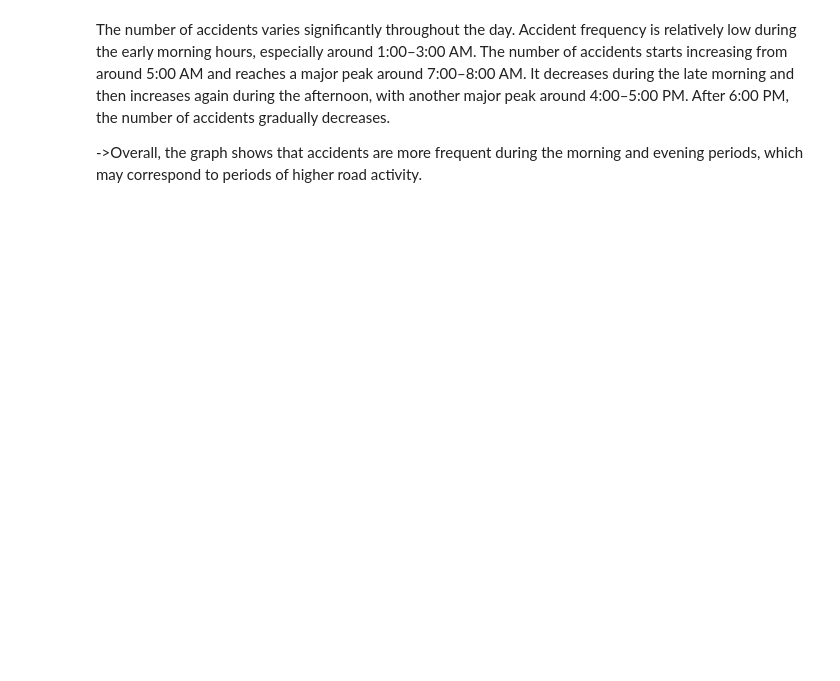
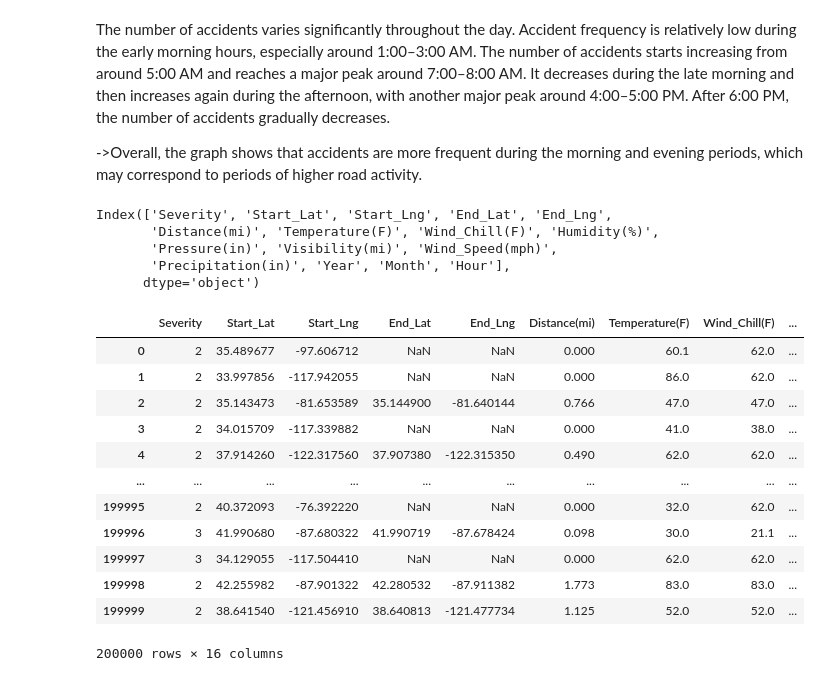
Before and after one commit to Aditya127812/P.C.A_Task, a Jupyter notebook: Task_3.ipynb, the cells around one changed output. Saved outputs shown, nothing was run; the diff lists cells and outputs as text; code cells hidden in the pictures; blank space fills up the shorter version.

```diff
--- a/Task_3.ipynb
+++ b/Task_3.ipynb
@@ -317,3 +315,29 @@ plt.show()
 The number of accidents varies significantly throughout the day. Accident frequency is relatively low during the early morning hours, especially around 1:00–3:00 AM. The number of accidents starts increasing from around 5:00 AM and reaches a major peak around 7:00–8:00 AM. It decreases during the late morning and then increases again during the afternoon, with another major peak around 4:00–5:00 PM. After 6:00 PM, the number of accidents gradually decreases.
 
 ->Overall, the graph shows that accidents are more frequent during the morning and evening periods, which may correspond to periods of higher road activity.
+# %%
+numeric_data = data.select_dtypes(include=np.number)
+# %%
+numeric_data.columns
+# %% [output]
+Index(['Severity', 'Start_Lat', 'Start_Lng', 'End_Lat', 'End_Lng',
+       'Distance(mi)', 'Temperature(F)', 'Wind_Chill(F)', 'Humidity(%)',
+       'Pressure(in)', 'Visibility(mi)', 'Wind_Speed(mph)',
+       'Precipitation(in)', 'Year', 'Month', 'Hour'],
+      dtype='object')
+# %%
+numeric_data
+# %% [output]
+|  | Severity | Start_Lat | Start_Lng | End_Lat | End_Lng | Distance(mi) | Temperature(F) | Wind_Chill(F) | ... |
+| 0 | 2 | 35.489677 | -97.606712 | NaN | NaN | 0.000 | 60.1 | 62.0 | ... |
+| 1 | 2 | 33.997856 | -117.942055 | NaN | NaN | 0.000 | 86.0 | 62.0 | ... |
+| 2 | 2 | 35.143473 | -81.653589 | 35.144900 | -81.640144 | 0.766 | 47.0 | 47.0 | ... |
+| 3 | 2 | 34.015709 | -117.339882 | NaN | NaN | 0.000 | 41.0 | 38.0 | ... |
+| 4 | 2 | 37.914260 | -122.317560 | 37.907380 | -122.315350 | 0.490 | 62.0 | 62.0 | ... |
+| ... | ... | ... | ... | ... | ... | ... | ... | ... | ... |
+| 199995 | 2 | 40.372093 | -76.392220 | NaN | NaN | 0.000 | 32.0 | 62.0 | ... |
+| 199996 | 3 | 41.990680 | -87.680322 | 41.990719 | -87.678424 | 0.098 | 30.0 | 21.1 | ... |
+| 199997 | 3 | 34.129055 | -117.504410 | NaN | NaN | 0.000 | 62.0 | 62.0 | ... |
+| 199998 | 2 | 42.255982 | -87.901322 | 42.280532 | -87.911382 | 1.773 | 83.0 | 83.0 | ... |
+| 199999 | 2 | 38.641540 | -121.456910 | 38.640813 | -121.477734 | 1.125 | 52.0 | 52.0 | ... |
+200000 rows × 16 columns
```
Also changed, not shown: parts of 16 cells of this notebook.
